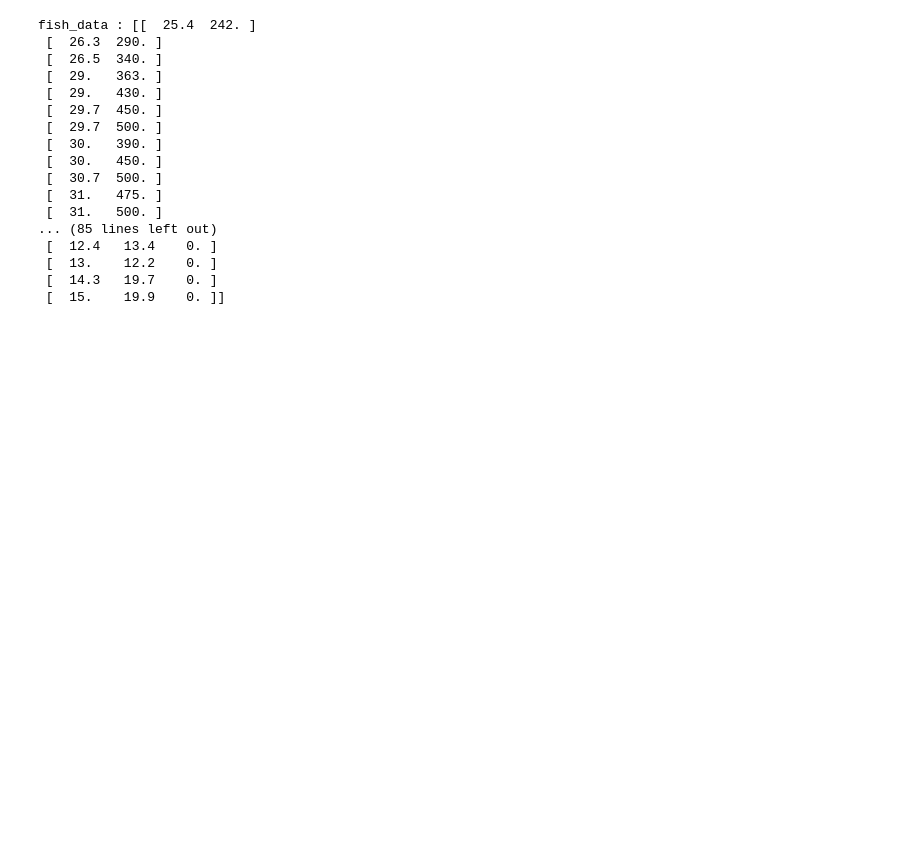
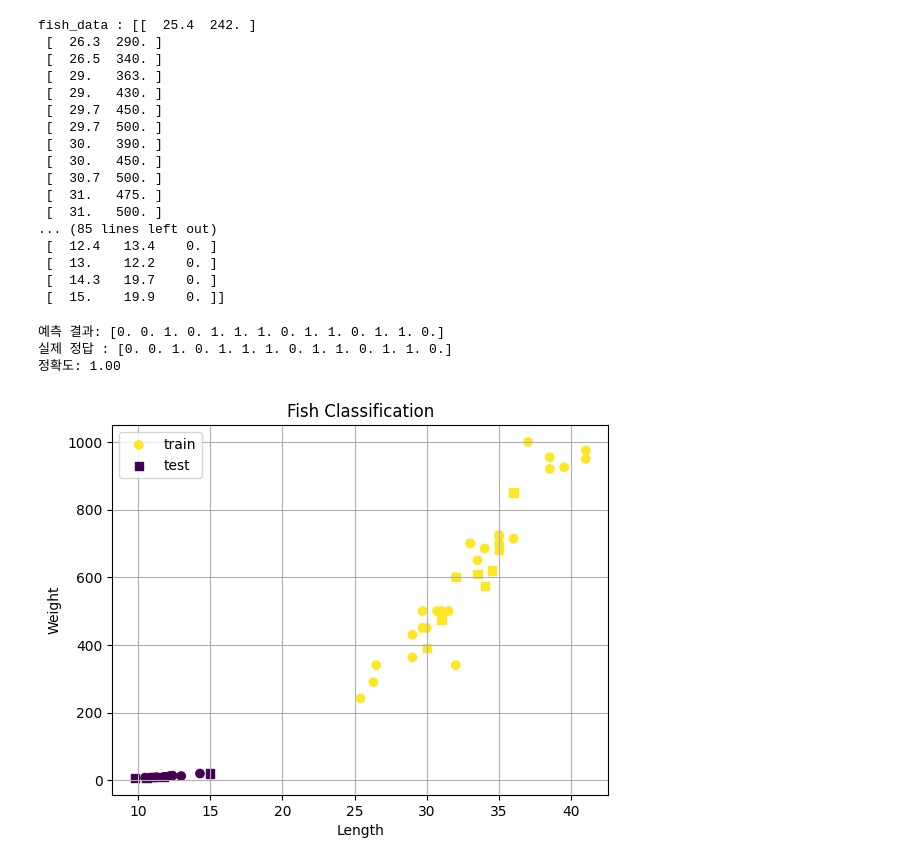
Before and after one commit to najongjine/AI-Infos, a Jupyter notebook: 02-1.ipynb, the cells around one changed output. Cells and saved outputs as stored; diff of their text form; code cells hidden in the pictures; blank space fills up the shorter version.

```diff
--- a/02-1.ipynb
+++ b/02-1.ipynb
@@ -188,3 +192,28 @@ fish_data : [[  25.4  242. ]
  [  13.    12.2    0. ]
  [  14.3   19.7    0. ]
  [  15.    19.9    0. ]]
+# %%
+kn.fit(train_input, train_target)
+# 7. 테스트 데이터로 예측
+predict_result = kn.predict(test_input)
+print("예측 결과:", predict_result)
+print("실제 정답 :", test_target)
+
+# 8. 정확도 평가
+score = kn.score(test_input, test_target)
+print(f"정확도: {score:.2f}")
+
+# 9. 시각화 (선택)
+plt.scatter(train_input[:, 0], train_input[:, 1], c=train_target, marker='o', label='train')
+plt.scatter(test_input[:, 0], test_input[:, 1], c=test_target, marker='s', label='test')
+plt.xlabel('Length')
+plt.ylabel('Weight')
+plt.legend()
+plt.title("Fish Classification")
+plt.grid(True)
+plt.show()
+# %% [output]
+예측 결과: [0. 0. 1. 0. 1. 1. 1. 0. 1. 1. 0. 1. 1. 0.]
+실제 정답 : [0. 0. 1. 0. 1. 1. 1. 0. 1. 1. 0. 1. 1. 0.]
+정확도: 1.00
+[figure, added]
```
Also changed, not shown: parts of 1 cell of this notebook.
